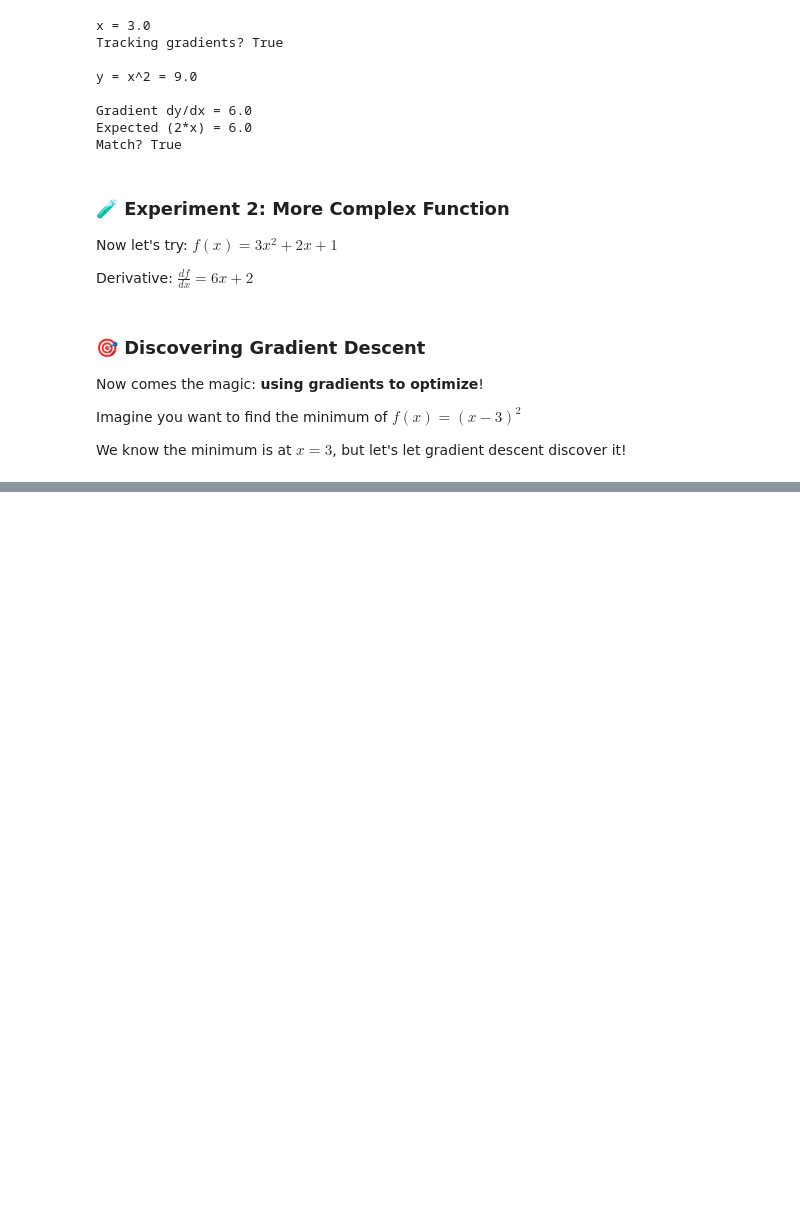
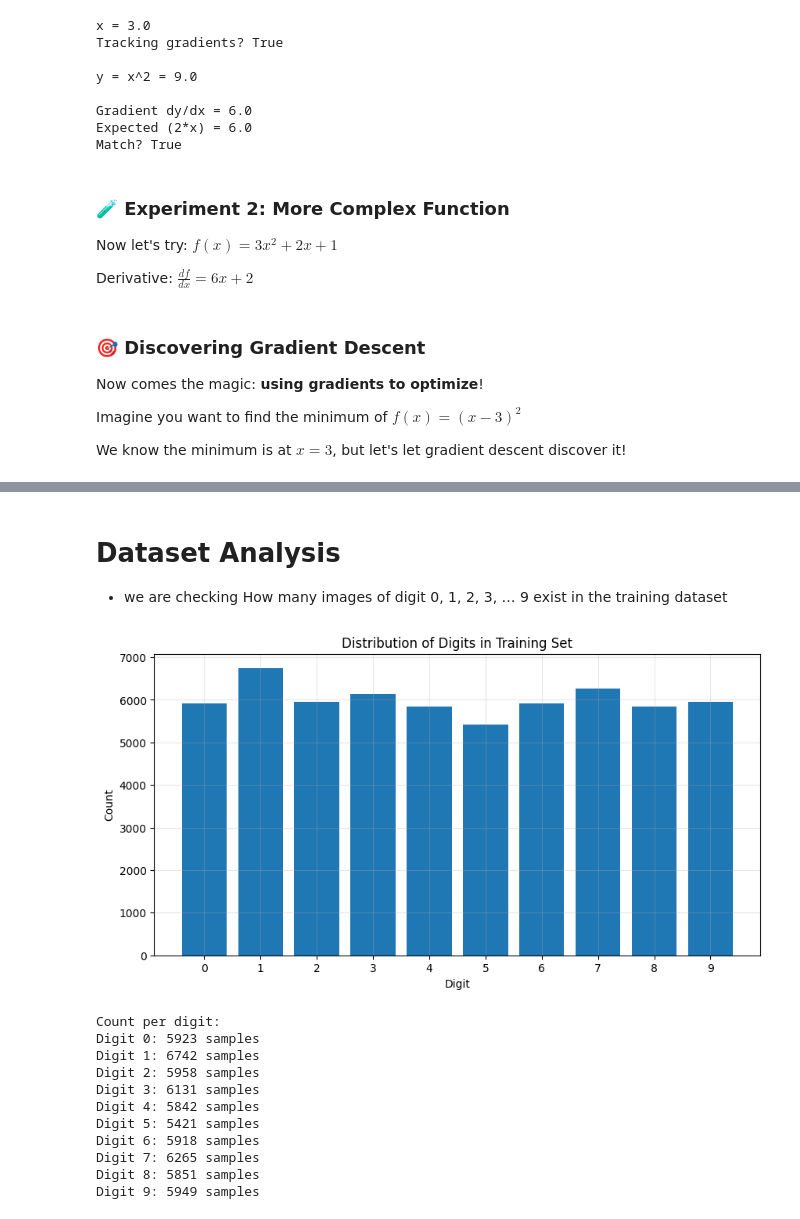
Before and after one commit to LekaLakshmi/Artificial-intelligence, a Jupyter notebook: Deep_learning_lab_2.ipynb, the cells around one changed output, grey strips where cells are left out. Saved outputs shown, nothing was run; the diff lists cells and outputs as text; code cells hidden in the pictures; blank space fills up the shorter version.

```diff
--- a/Deep_learning_lab_2.ipynb
+++ b/Deep_learning_lab_2.ipynb
@@ -447,0 +553,38 @@ if len(x_history) > 0:
+# %% [markdown]
+# Dataset Analysis
+
+* we are checking How many images of digit 0, 1, 2, 3, … 9 exist in the training dataset
+# %%
+# Create 1D tensor with 0 values in it
+digit_counts = torch.zeros(10)
+
+# We use _ because the dataset returns both image and label, but we only care about the label, so we ignore the image
+for _, label in train_dataset:
+    digit_counts[label] += 1
+
+# 📊 Visualize the distribution
+plt.figure(figsize=(10, 5))
+plt.bar(range(10), digit_counts.numpy())
+plt.xlabel('Digit')
+plt.ylabel('Count')
+plt.title('Distribution of Digits in Training Set')
+plt.xticks(range(10))
+plt.grid(True, alpha=0.3)
+plt.show()
+
+print("Count per digit:")
+for digit in range(10):
+    print(f"Digit {digit}: {int(digit_counts[digit])} samples")
+# %% [output]
+[figure, added]
+Count per digit:
+Digit 0: 5923 samples
+Digit 1: 6742 samples
+Digit 2: 5958 samples
+Digit 3: 6131 samples
+Digit 4: 5842 samples
+Digit 5: 5421 samples
+Digit 6: 5918 samples
+Digit 7: 6265 samples
+Digit 8: 5851 samples
+Digit 9: 5949 samples
```
Also changed, not shown: parts of 20 cells of this notebook.
